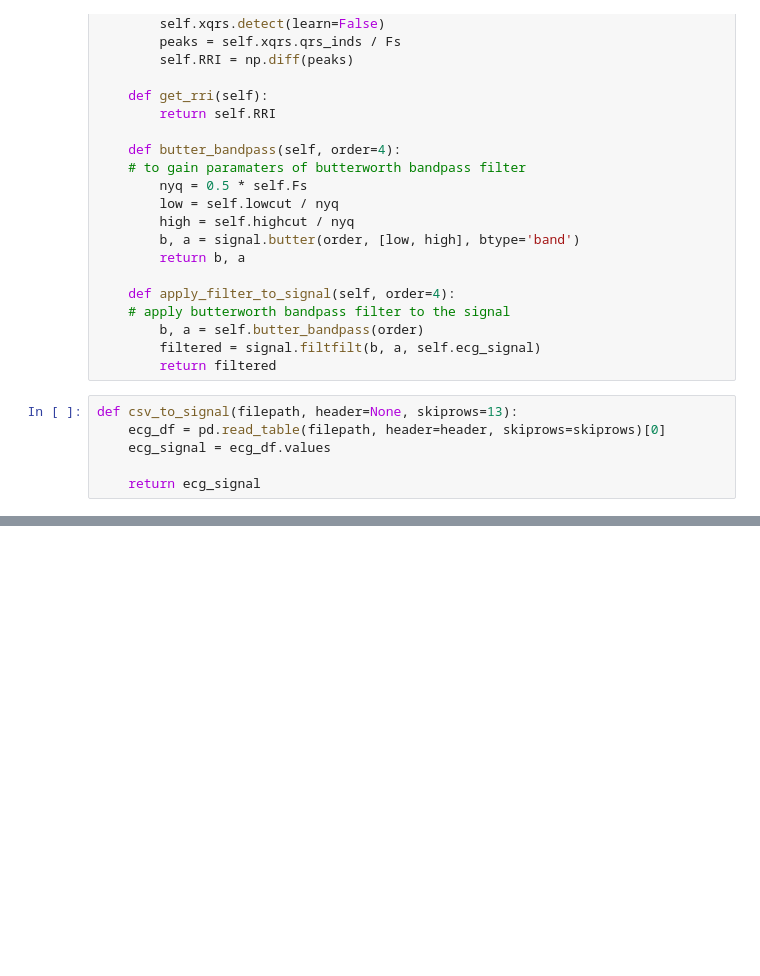
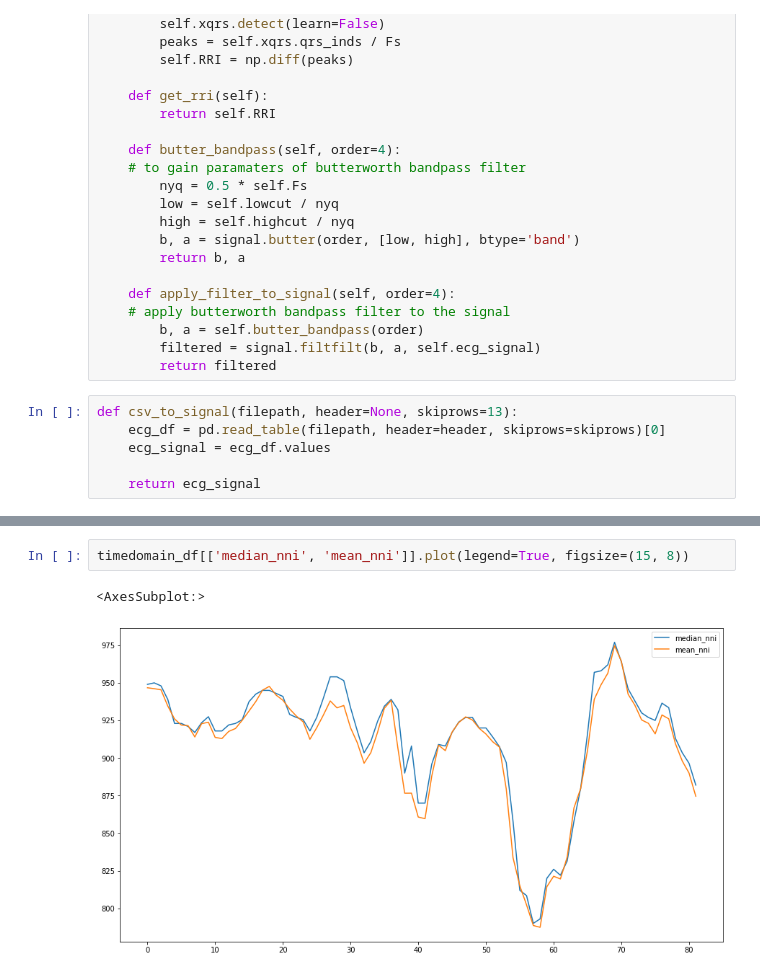
Before and after one commit to tabineko/stress-analysis, a Jupyter notebook: src/stress_relax_hrv.ipynb, the cells around one changed output, grey strips where cells are left out. Saved outputs shown, nothing was run; the diff lists cells and outputs as text; blank space fills up the shorter version.

```diff
--- a/src/stress_relax_hrv.ipynb
+++ b/src/stress_relax_hrv.ipynb
@@ -90,0 +141,5 @@ for w in range(window_num):
+# %%
+timedomain_df[['median_nni', 'mean_nni']].plot(legend=True, figsize=(15, 8))
+# %% [output]
+<AxesSubplot:>
+[figure, added]
```
Also changed, not shown: parts of 11 cells of this notebook.
